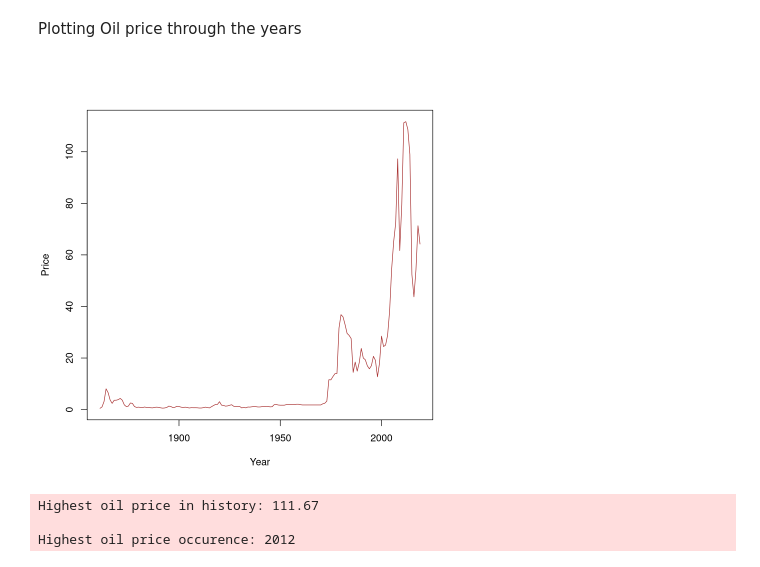
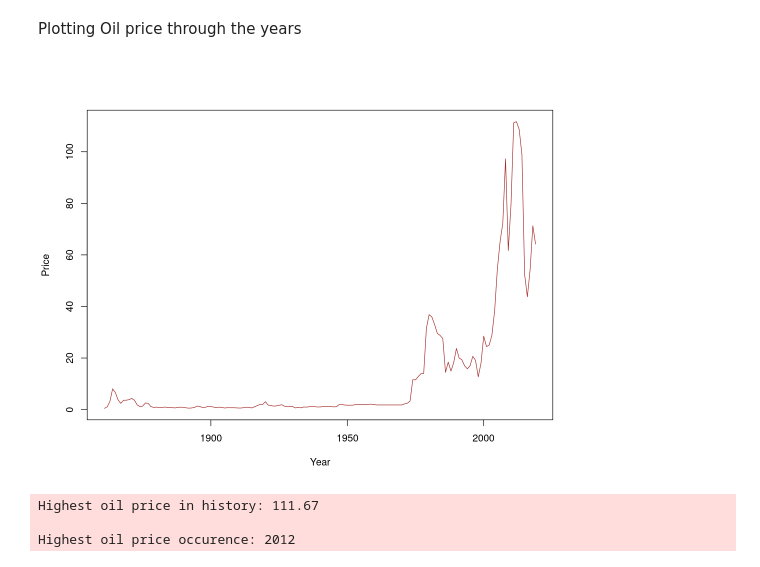
Before and after one commit to Confizolo/PoDProjects, a Jupyter notebook: ASfPA/Ex01/Ex01.ipynb, the cells around one changed output. Cells and saved outputs as stored; diff of their text form; code cells hidden in the pictures.

```diff
--- a/ASfPA/Ex01/Ex01.ipynb
+++ b/ASfPA/Ex01/Ex01.ipynb
@@ -90,9 +80,10 @@ oildata = read.table("DATA/crude-oil-prices.csv", sep = ",", header = T)
 # %% [markdown]
 Plotting Oil price through the years
 # %%
+options(repr.plot.width=9, repr.plot.height=7)
 plot(oildata$Year, oildata$Oil, t="l", xlab = "Year", ylab = "Price", col = "brown")
 # %% [output]
-[figure, old version]
+[figure, new version]
 # %%
 message("Highest oil price in history: ", format(oildata[order(oildata$OilPrice, decreasing = T),][1,]$OilPrice, digits = 5))
 message("Highest oil price occurence: ",oildata[order(oildata$OilPrice, decreasing = T),][1,]$Year)
```
Also changed, not shown: parts of 20 cells of this notebook, 1 other file.
